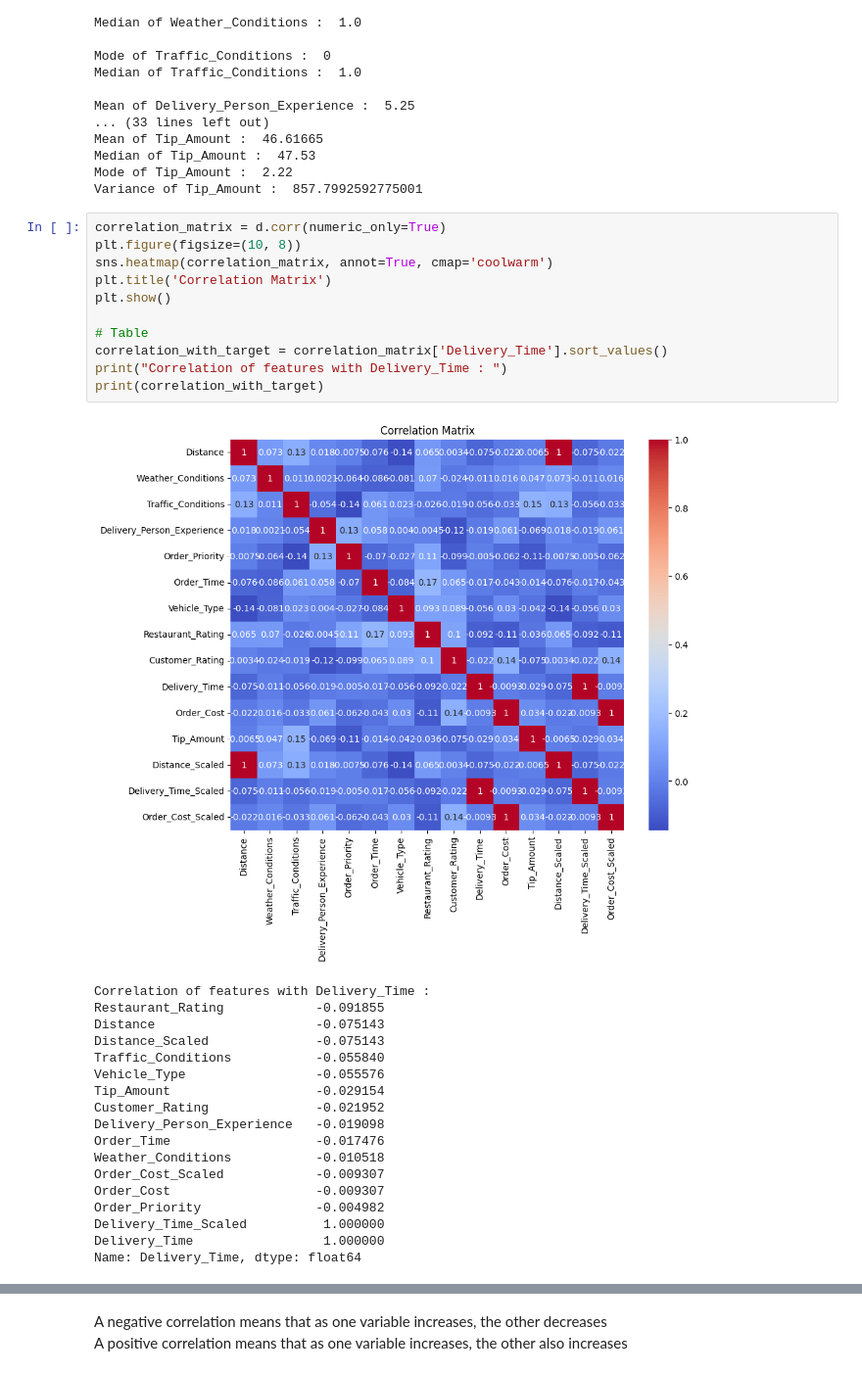
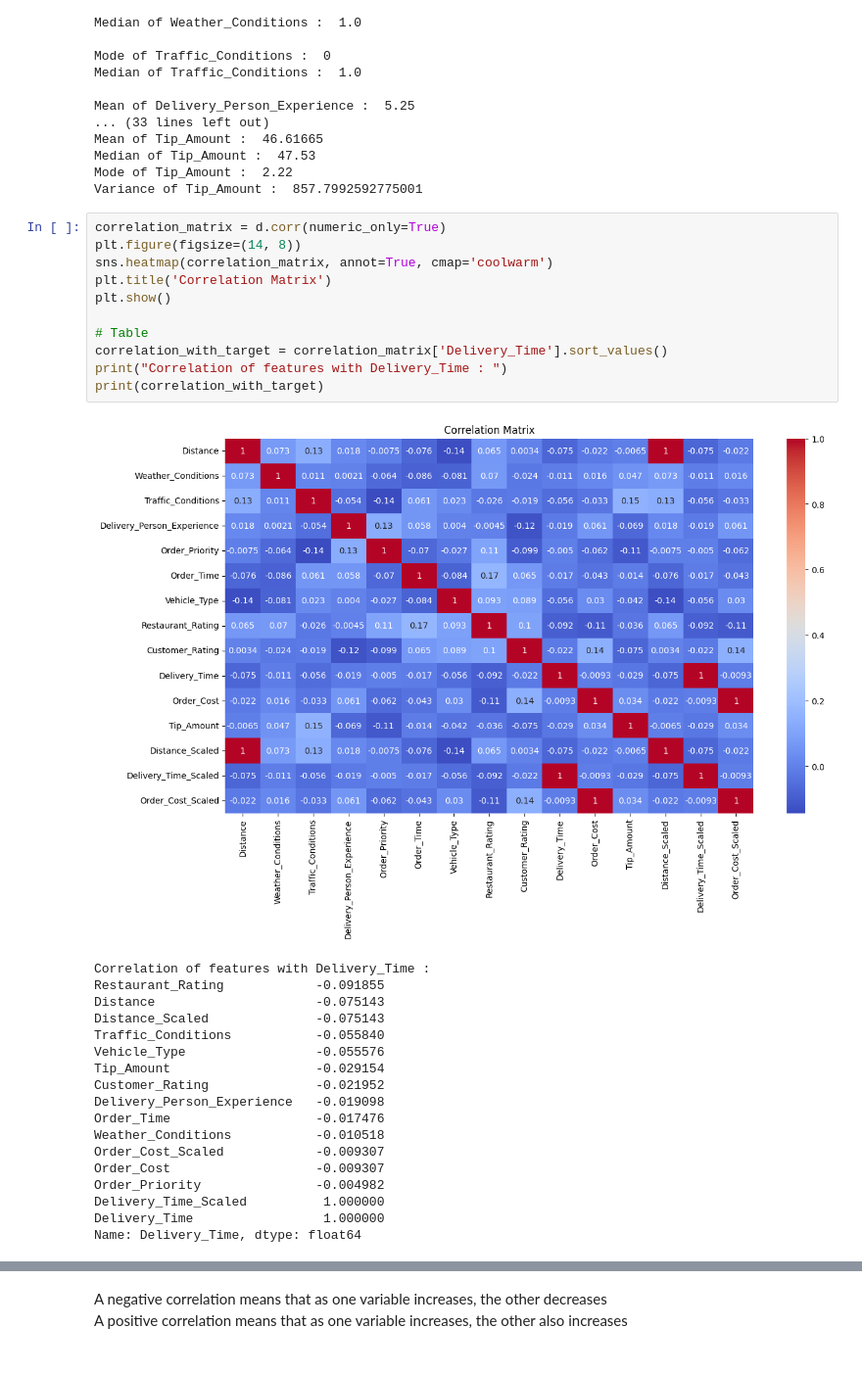
Before and after one commit to princypandya/Food-Delivery-Time-Prediction, a Jupyter notebook: Assignment1.ipynb, the cells around one changed output, grey strips where cells are left out. Shown at 98% size. Saved outputs shown, nothing was run; the diff lists cells and outputs as text.

```diff
--- a/Assignment1.ipynb
+++ b/Assignment1.ipynb
@@ -316,17 +323,17 @@ Mode of Tip_Amount :  2.22
 Variance of Tip_Amount :  857.7992592775001
 # %%
 correlation_matrix = d.corr(numeric_only=True)
-plt.figure(figsize=(10, 8))
+plt.figure(figsize=(14, 8))
 sns.heatmap(correlation_matrix, annot=True, cmap='coolwarm')
 plt.title('Correlation Matrix')
 plt.show()
 
 # Table
 correlation_with_target = correlation_matrix['Delivery_Time'].sort_values()
 print("Correlation of features with Delivery_Time : ")
 print(correlation_with_target)
 # %% [output]
-[figure, old version]
+[figure, new version]
 Correlation of features with Delivery_Time :
 Restaurant_Rating            -0.091855
 Distance                     -0.075143
```
Also changed, not shown: parts of 5 cells of this notebook.
